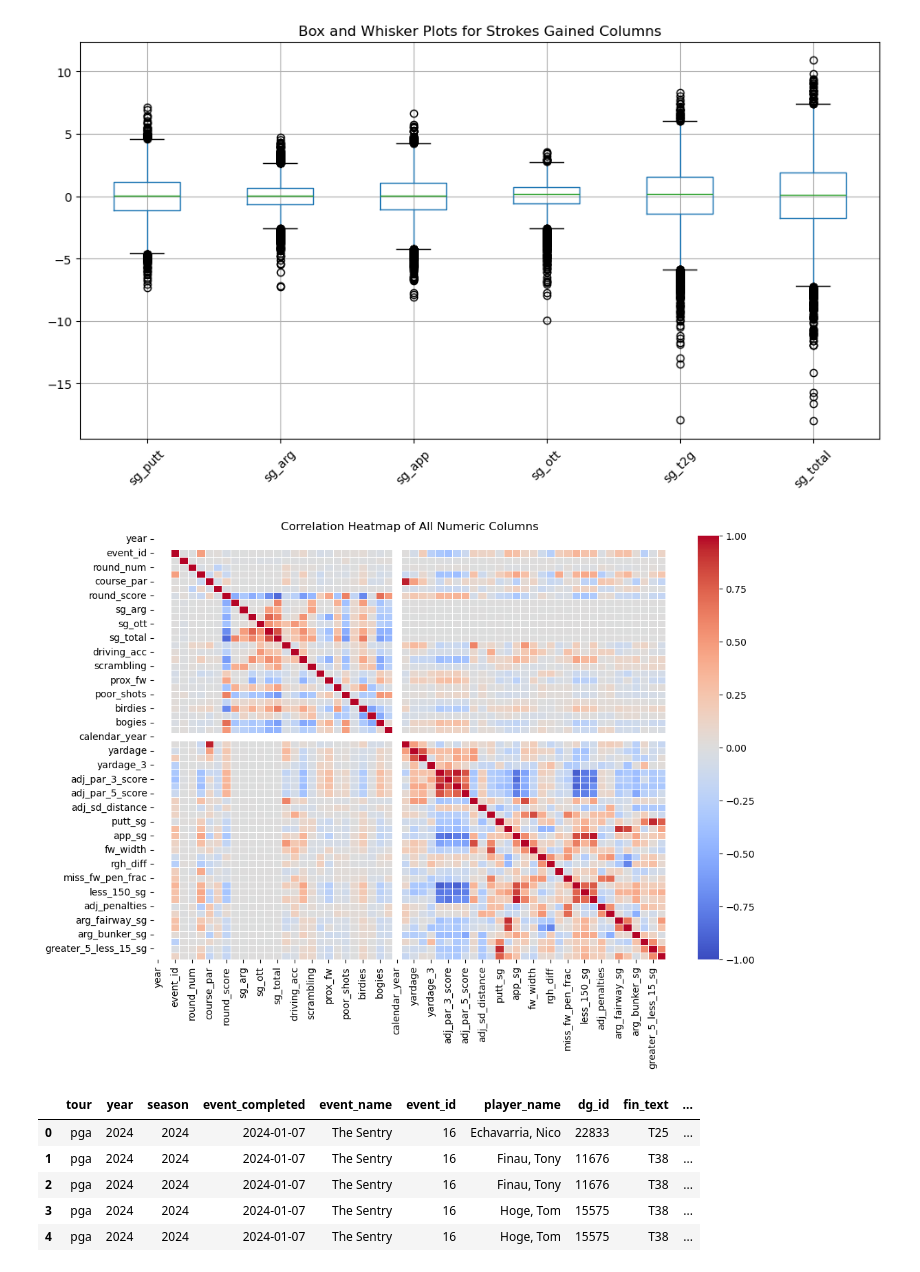
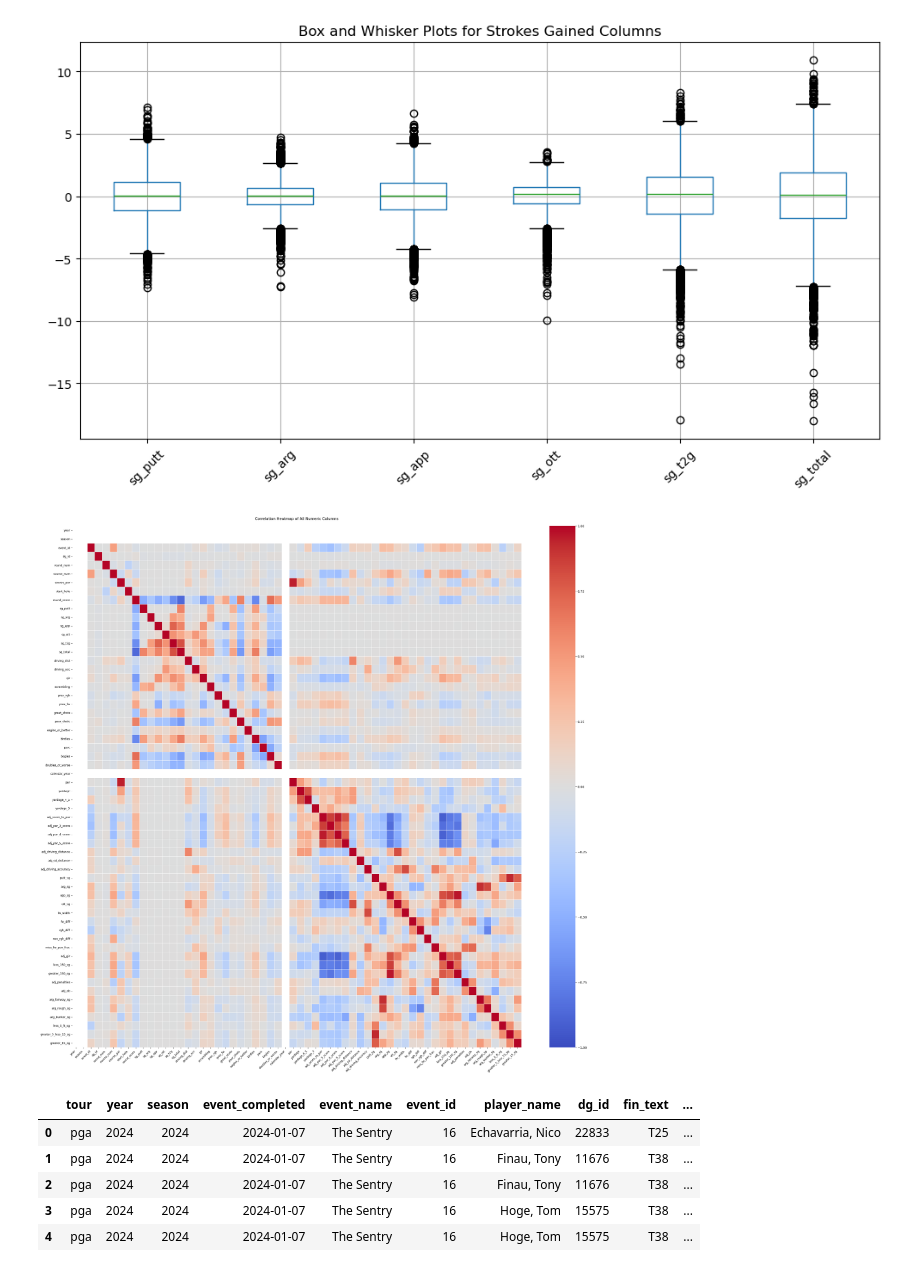
Before and after one commit to vetherton/COS497IW, a Jupyter notebook: Player_EDA2.ipynb, the cells around one changed output. Drawn from its saved outputs; the diff is of its cells as text; code cells hidden in the pictures.

```diff
--- a/Player_EDA2.ipynb
+++ b/Player_EDA2.ipynb
@@ -368,17 +368,38 @@ plt.show()
 # %% [output]
 [figure]
 # %%
+import matplotlib.pyplot as plt
 import seaborn as sns
+import numpy as np
 
 corr = merged_df2.corr(numeric_only=True)
 
-# Make heatmap
-plt.figure(figsize=(12,8))
-sns.heatmap(corr, cmap="coolwarm", fmt=".2f", linewidths=0.5, vmin=-1, vmax=1)
-plt.title("Correlation Heatmap of All Numeric Columns")
+# Dynamically scale figure size to number of columns
+n = len(corr.columns)
+plt.figure(figsize=(max(10, n * 0.6), max(8, n * 0.6)))
+
+ax = sns.heatmap(
+    corr,
+    cmap="coolwarm",
+    fmt=".2f",
+    linewidths=0.5,
+    vmin=-1,
+    vmax=1,
+    annot=False
+)
+
+# Force matplotlib to render all tick labels fully
+ax.set_xticks(np.arange(len(corr.columns)) + 0.5)
+ax.set_xticklabels(corr.columns, rotation=45, ha='right', fontsize=9)
+ax.set_yticks(np.arange(len(corr.index)) + 0.5)
+ax.set_yticklabels(corr.index, rotation=0, fontsize=9)
+
+# Expand plot area and disable clipping
+plt.subplots_adjust(bottom=0.3, left=0.25, right=0.95, top=0.95)
+plt.title("Correlation Heatmap of All Numeric Columns", pad=20)
 plt.show()
 # %% [output]
-[figure, old version]
+[figure, new version]
 # %%
 merged_df2.head()
 # %% [output]
```
Also changed, not shown: parts of 7 cells of this notebook, 2 other files.
